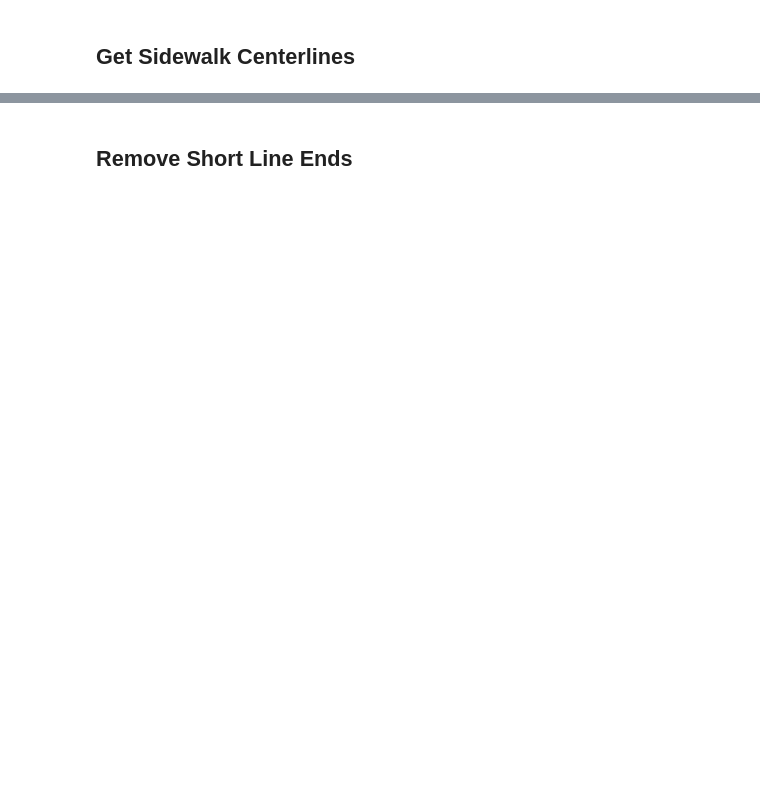
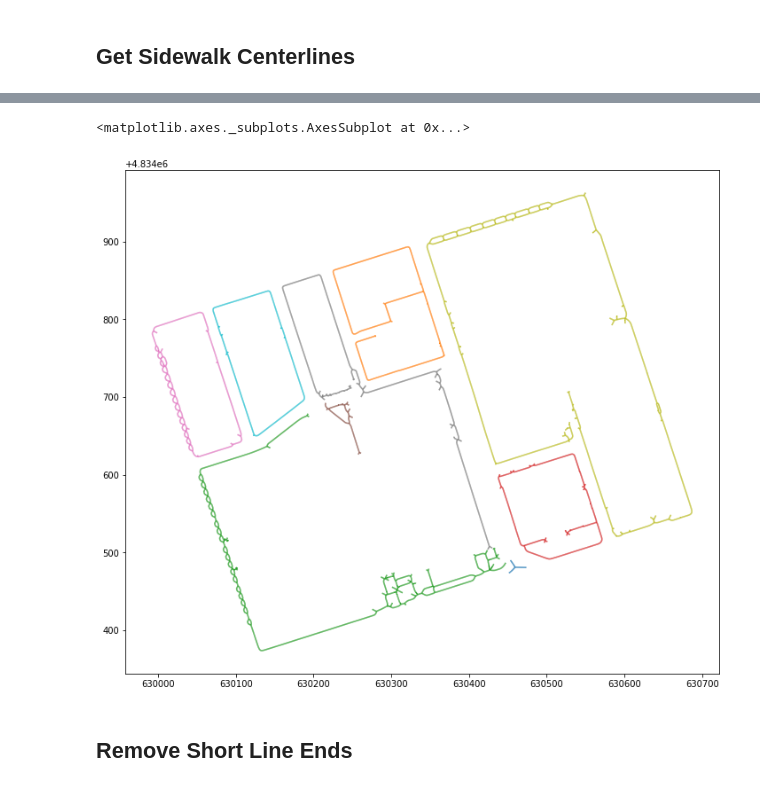
Before and after one commit to dalekunce/sidewalkwidths-portland, a Jupyter notebook: notebooks/sidewalks.ipynb, the cells around one changed output, grey strips where cells are left out. Drawn from its saved outputs; the diff is of its cells as text; code cells hidden in the pictures; blank space fills up the shorter version.

```diff
--- a/notebooks/sidewalks.ipynb
+++ b/notebooks/sidewalks.ipynb
@@ -35,9 +42,18 @@ df_exploded = gpd.GeoDataFrame(df_dissolved.geometry.explode())
+# %%
+def getCenterlineSafely(row):
+    try:
+        return Centerline(row.geometry)
+    except:
+        return None
 # %%
-df_exploded['centerlines'] = df_exploded.progress_apply(lambda row: Centerline(row.geometry), axis=1)
+df_exploded['centerlines'] = df_exploded.progress_apply(lambda row: getCenterlineSafely(row), axis=1)
 # %%
 df_exploded = df_exploded.set_geometry('centerlines')
 # %%
-# df_exploded.plot(figsize=(12, 12), cmap='tab10')
+df_exploded.plot(figsize=(12, 12), cmap='tab10')
+# %% [output]
+<matplotlib.axes._subplots.AxesSubplot at 0x...>
+[figure, added]
 # %% [markdown]
 ## Remove Short Line Ends
 # %%
```
Also changed, not shown: parts of 16 cells of this notebook, 10 other files.
